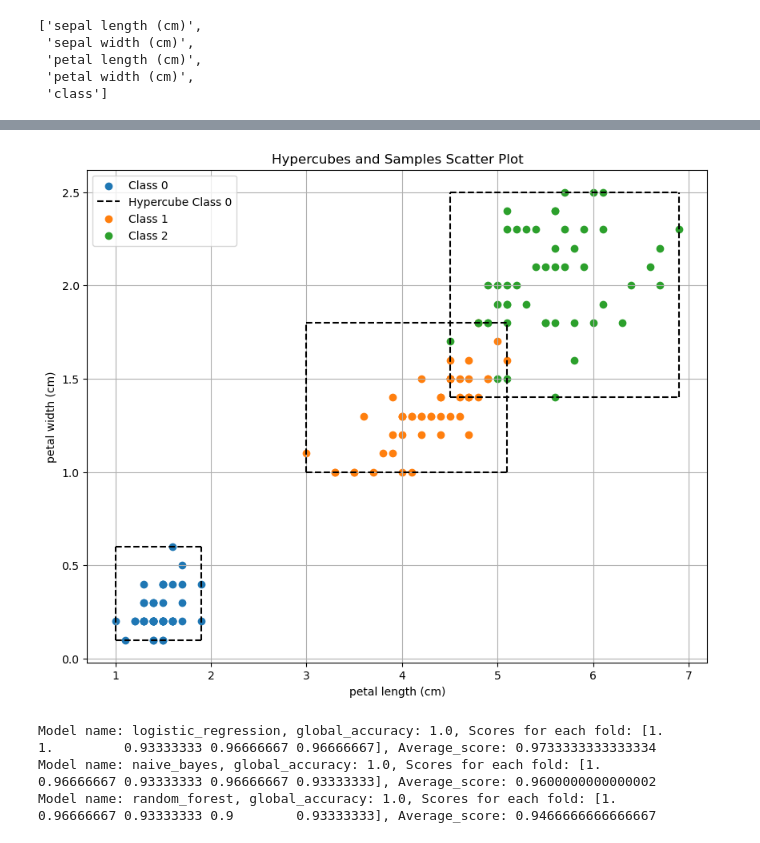
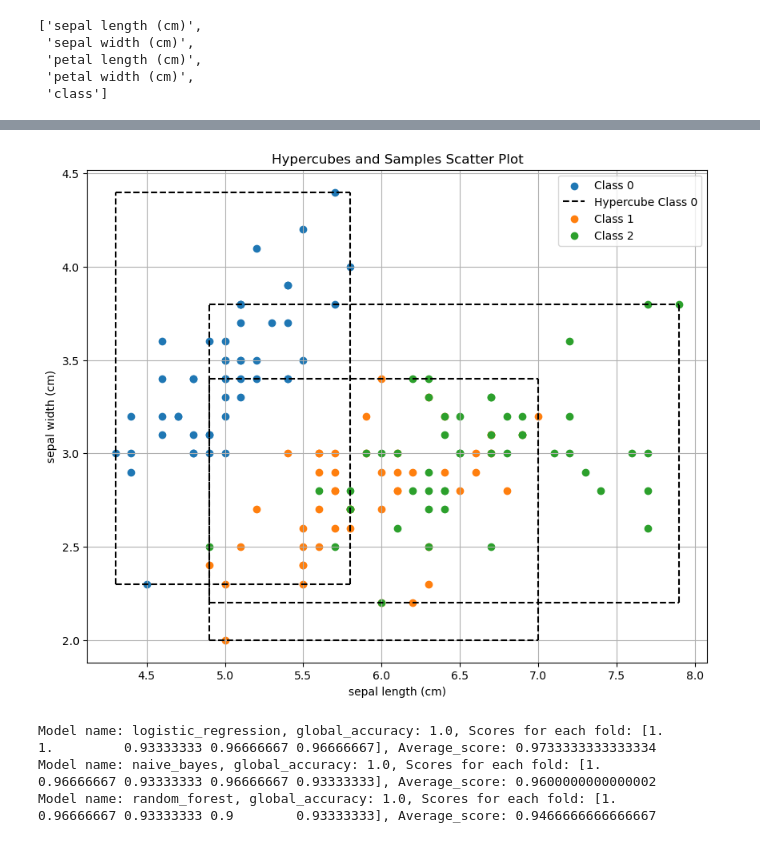
Before and after one commit to Mohammad-Shiblu/Dataset-Learning-Limit, a Jupyter notebook: Notebooks/notebook.ipynb, the cells around one changed output, grey strips where cells are left out. Saved outputs shown, nothing was run; the diff lists cells and outputs as text; code cells hidden in the pictures.

```diff
--- a/Notebooks/notebook.ipynb
+++ b/Notebooks/notebook.ipynb
@@ -59,7 +59,7 @@ def plot_hypercube_and_samples(df, feature_x, feature_y, class_column):
         plt.scatter(subset[feature_x], subset[feature_y], label=f'Class {cls}')
 
         # Plotting hypercube boundaries
-        plt.plot([min_x, max_x], [min_y, min_y], 'k--', label=f'Hypercube Class {cls}' if cls == classes[0] else "")
+        plt.plot([min_x, max_x], [min_y, min_y], 'k--')
         plt.plot([min_x, max_x], [max_y, max_y], 'k--')
         plt.plot([min_x, min_x], [min_y, max_y], 'k--')
         plt.plot([max_x, max_x], [min_y, max_y], 'k--')
@@ -75,9 +75,6 @@ synthetic_data = create_synthetic_dataset(num_samples=100, num_classes=2, num_fe
 print(synthetic_data.head())
 
 plot_hypercube_and_samples(synthetic_data, 'feature1', 'feature2', 'class')
-
-
-# Function for hypercube visualization
 # %% [output]
     feature1   feature2  class
 0  35.740023  93.669750    0.0
@@ -306,7 +314,7 @@ Overlap region 1-2: {1: 18, 2: 8}
 # %%
-plot_hypercube_and_samples(iris_df, 'petal length (cm)', 'petal width (cm)', 'class')
+plot_hypercube_and_samples(iris_df, 'sepal length (cm)', 'sepal width (cm)', 'class')
 # %% [output]
-[figure, old version]
+[figure, new version]
 # %%
 # classical model implementation
 X = iris_df.drop("class", axis=1)
```
Also changed, not shown: parts of 13 cells of this notebook, 12 other files.
